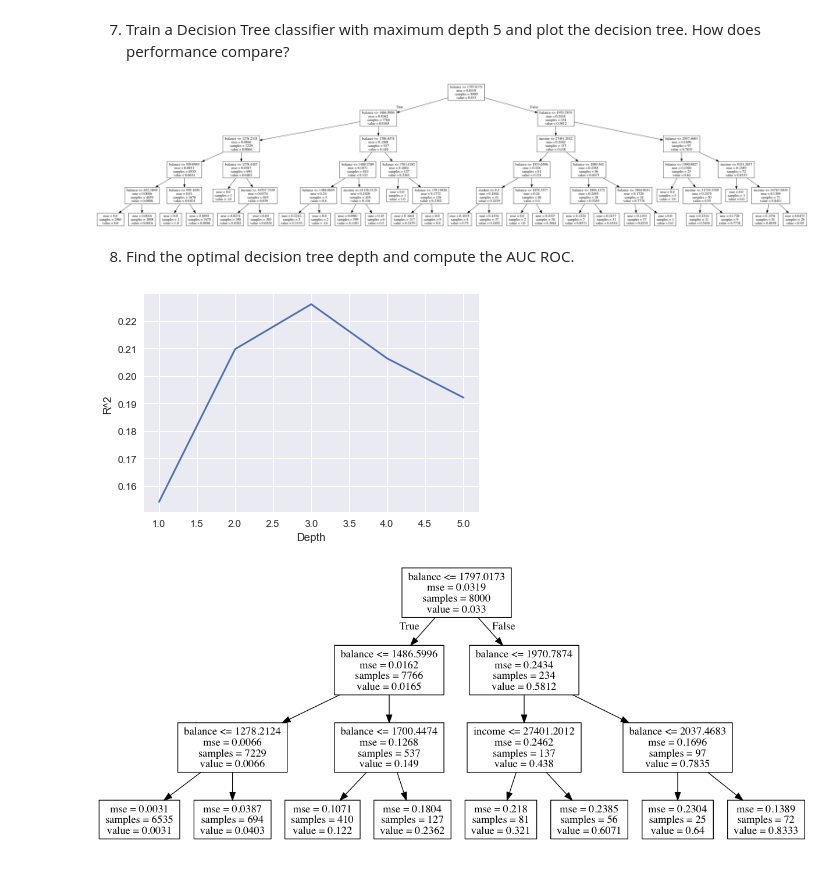
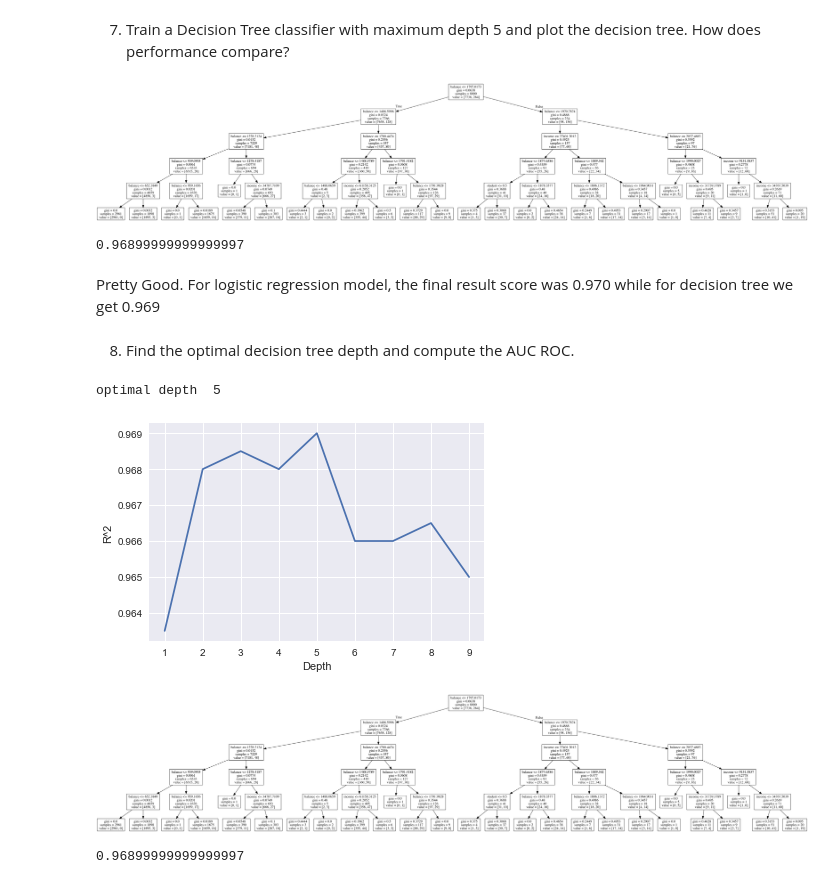
Before and after one commit to Columbia-Intro-Data-Science/python-introduction-seunghwanl, a Jupyter notebook: Homework/Homework 3 - Classification.ipynb, the cells around one changed output. Cells and saved outputs as stored; diff of their text form; code cells hidden in the pictures.

```diff
--- a/Homework/Homework 3 - Classification.ipynb
+++ b/Homework/Homework 3 - Classification.ipynb
@@ -232,29 +277,41 @@ Area under the ROC curve :  0.543919692977
 # %% [markdown]
 7) Train a Decision Tree classifier with maximum depth 5 and plot the decision tree. How does performance compare?
 # %%
-from sklearn.tree import DecisionTreeRegressor, export_graphviz
+from sklearn.tree import DecisionTreeClassifier, export_graphviz
 from IPython.display import Image
 from sklearn.externals.six import StringIO
 import pydotplus
 
-dt=DecisionTreeRegressor(max_depth=5)
+# features: student, balance, income
+y = df.default
+X = df.drop(['default'], 1)
+
+X_train, X_test, y_train, y_test = train_test_split(X, y, test_size=0.20, random_state = 42)
+
+dt=DecisionTreeClassifier(max_depth=5)
 dt.fit(X_train, y_train)
 
 dot_data = StringIO()
 export_graphviz(dt, out_file=dot_data, feature_names=X_train.columns)
 graph = pydotplus.graph_from_dot_data(dot_data.getvalue())
 Image(graph.create_png())
 # %% [output]
-[figure, old version]
+[figure, new version]
+# %%
+dt.score(X_test, y_test)
+# %% [output]
+0.96899999999999997
+# %% [markdown]
+Pretty Good. For logistic regression model, the final result score was 0.970 while for decision tree we get 0.969
 # %% [markdown]
 8) Find the optimal decision tree depth and compute the AUC ROC.
 # %%
 train_errors=[]
 test_errors=[]
 scores=[]
-depths = range(1,6)
+depths = range(1,10)
 for n in depths:
-    regr = DecisionTreeRegressor(max_depth=n)
+    regr = DecisionTreeClassifier(max_depth=n)
     # Train the model using the training sets
     regr.fit(X_train, y_train)
     train_errors.append(regr.score(X_train,y_train))
@@ -264,10 +321,12 @@ plt.xlabel('Depth')
 plt.plot(depths,scores)
 test_errors=scores
 n_opt=depths[np.argmax(scores)]
+print("optimal depth ", n_opt)
 # %% [output]
+optimal depth  5
-[figure, old version]
+[figure, new version]
 # %%
-dt=DecisionTreeRegressor(max_depth=n_opt)
+dt=DecisionTreeClassifier(max_depth=n_opt)
 dt.fit(X_train, y_train)
 
 dot_data = StringIO()
@@ -275,4 +334,8 @@ export_graphviz(dt, out_file=dot_data, feature_names=X_train.columns)
 graph = pydotplus.graph_from_dot_data(dot_data.getvalue())
 Image(graph.create_png())
 # %% [output]
-[figure, old version]
+[figure, new version]
+# %%
+dt.score(X_test, y_test)
+# %% [output]
+0.96899999999999997
```
Also changed, not shown: parts of 8 cells of this notebook, 1 other file.
